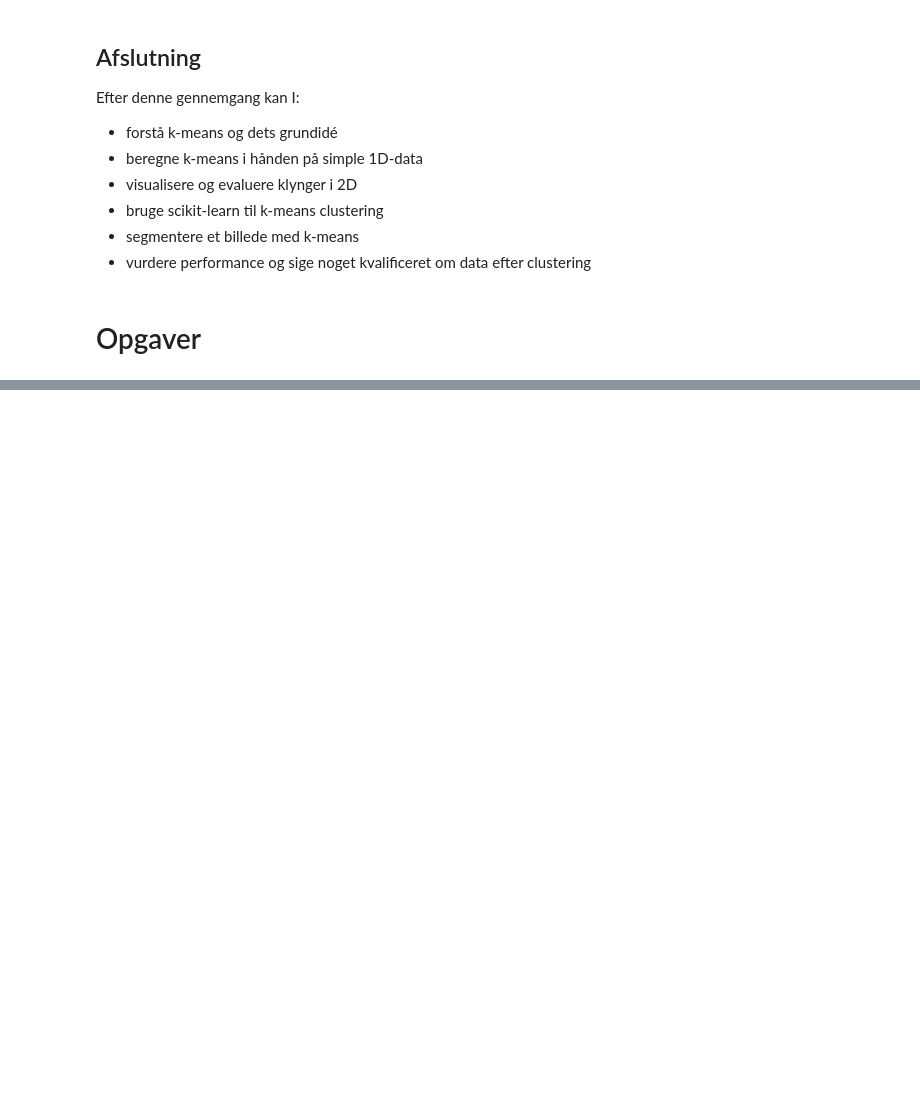
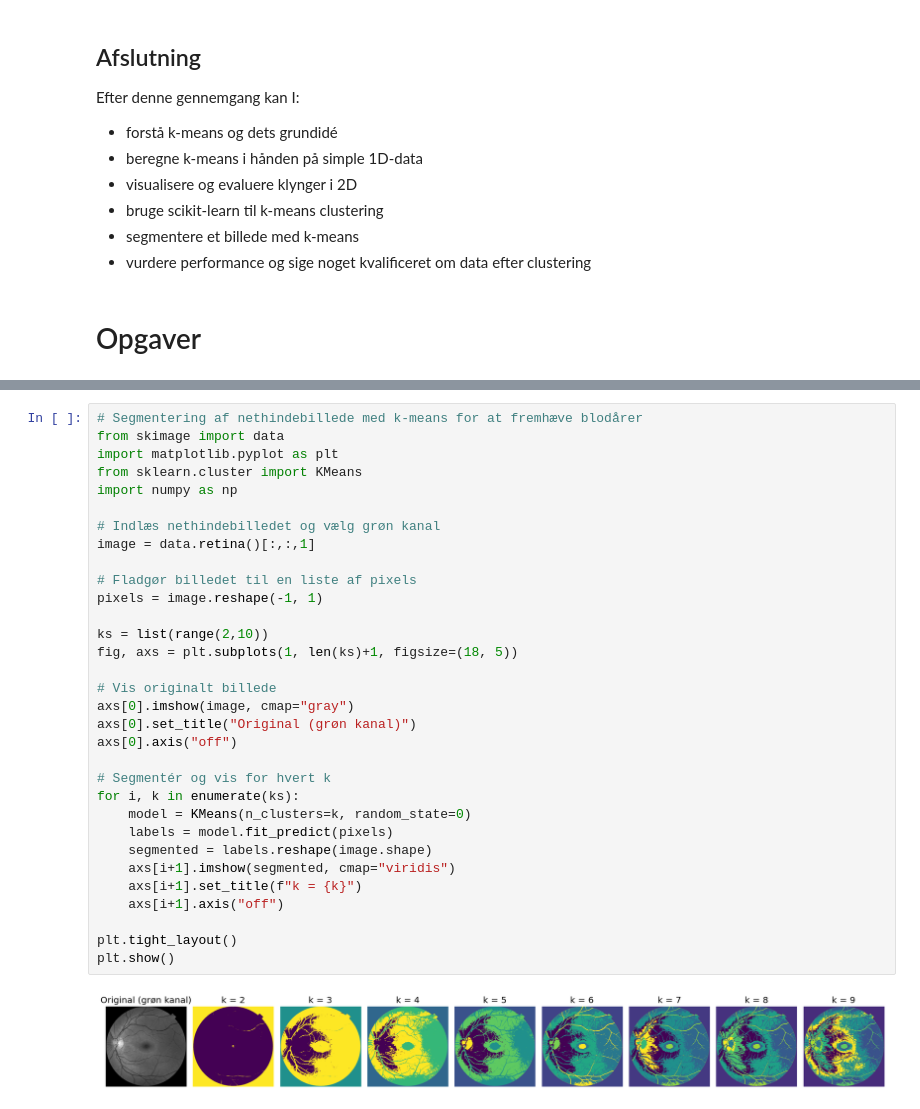
Before and after one commit to AAU-ST2-Programming/populations_data_2, a Jupyter notebook: populations_data_2.ipynb, the cells around one changed output, grey strips where cells are left out. Drawn from its saved outputs; the diff is of its cells as text; blank space fills up the shorter version.

```diff
--- a/populations_data_2.ipynb
+++ b/populations_data_2.ipynb
@@ -567,0 +677,34 @@ Combine the three biomarker arrays into a 2D NumPy dataset, cluster the patients
+# %%
+# Segmentering af nethindebillede med k-means for at fremhæve blodårer
+from skimage import data
+import matplotlib.pyplot as plt
+from sklearn.cluster import KMeans
+import numpy as np
+
+# Indlæs nethindebilledet og vælg grøn kanal
+image = data.retina()[:,:,1]
+
+# Fladgør billedet til en liste af pixels
+pixels = image.reshape(-1, 1)
+
+ks = list(range(2,10))
+fig, axs = plt.subplots(1, len(ks)+1, figsize=(18, 5))
+
+# Vis originalt billede
+axs[0].imshow(image, cmap="gray")
+axs[0].set_title("Original (grøn kanal)")
+axs[0].axis("off")
+
+# Segmentér og vis for hvert k
+for i, k in enumerate(ks):
+    model = KMeans(n_clusters=k, random_state=0)
+    labels = model.fit_predict(pixels)
+    segmented = labels.reshape(image.shape)
+    axs[i+1].imshow(segmented, cmap="viridis")
+    axs[i+1].set_title(f"k = {k}")
+    axs[i+1].axis("off")
+
+plt.tight_layout()
+plt.show()
+# %% [output]
+[figure, added]
```
Also changed, not shown: parts of 13 cells of this notebook.
